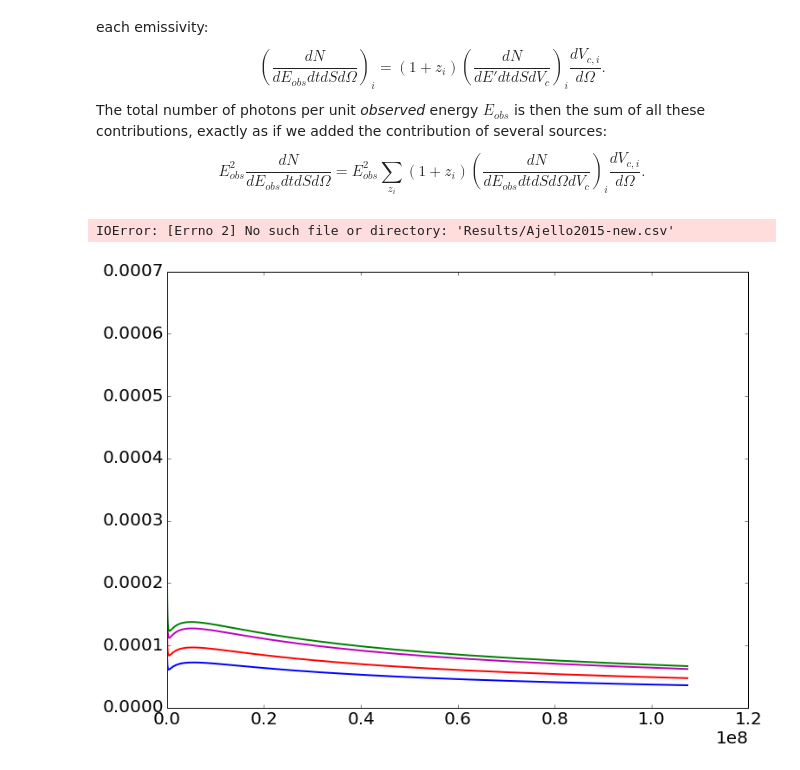
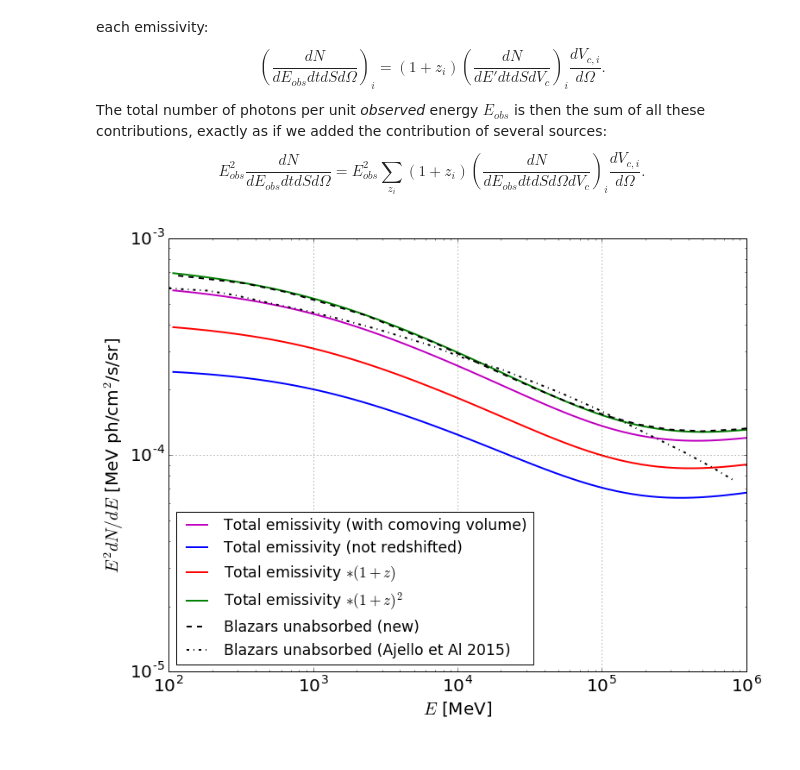
Before and after one commit to johannct/EGB, a Jupyter notebook: Extragalactic Gamma-Ray Bkg.ipynb, the cells around one changed output. Drawn from its saved outputs; the diff is of its cells as text; code cells hidden in the pictures.

```diff
--- a/Extragalactic Gamma-Ray Bkg.ipynb
+++ b/Extragalactic Gamma-Ray Bkg.ipynb
@@ -44,7 +44,7 @@ from scipy.integrate import fixed_quad
 
 Mpc=(3.0856776e+16)*1e8 # Mpc to cm
 c=2.99792458e10 # cm.s-1
-hubble = 0.678 # Hubble constant
+hubble = 0.67 # Hubble constant
 H0=100*(hubble*1e5)/(Mpc) # s-1
 dh = c/H0 /Mpc
 omegaM = 0.3
@@ -95,32 +95,31 @@ $$
 # %%
 %matplotlib inline
 from matplotlib.pyplot import figure, show, legend, gca
 from matplotlib import rcParams
 label_size = 20
 rcParams['xtick.labelsize'] = label_size
 rcParams['ytick.labelsize'] = label_size
 ax0 = figure(figsize=(12,9)).add_subplot(111)
 
 ax0.plot(Eaj,Eaj**2*(Emiss*Vol).sum(axis=1),linewidth=2,linestyle="-",color='m',label="Total emissivity (with comoving volume)")
 ax0.plot(Eaj,Eaj**2*(Emiss*dVol).sum(axis=1),linewidth=2,linestyle="-",color='b',label="Total emissivity (not redshifted)")
 ax0.plot(Eaj,Eaj**2*(Emiss*dVolz).sum(axis=1),linewidth=2,linestyle="-",color='r',label="Total emissivity $*(1+z)$")
 ax0.plot(Eaj,Eaj**2*(Emiss*dVolz2).sum(axis=1),linewidth=2,linestyle="-",color='g',label="Total emissivity $*(1+z)^2$")
 
-E_aj, E2dNdE_aj = loadtxt("Results/Ajello2015-new.csv",delimiter=',',unpack=True)
+E_aj, E2dNdE_aj = loadtxt("Ajello2015-new.csv",delimiter=',',unpack=True)
 ax0.plot(E_aj,E2dNdE_aj,linewidth=2,linestyle="--",color='k',label="Blazars unabsorbed (new)")
 
-E_aj, E2dNdE_aj = loadtxt("Results/Ajello2015-fig3.csv",delimiter=',',unpack=True)
+E_aj, E2dNdE_aj = loadtxt("Ajello2015-fig3.csv",delimiter=',',unpack=True)
 ax0.plot(E_aj*1e3,E2dNdE_aj*1e3,linewidth=2,linestyle="-.",color='k',label="Blazars unabsorbed (Ajello et Al 2015)")
 
 ax0.legend(loc='best',fontsize="xx-large")
 ax0.set_xlabel("$E$ [MeV]",fontsize=label_size)
 ax0.set_ylabel("$E^2 dN/dE$ [MeV ph/cm$^2$/s/sr]",fontsize=label_size)
 ax0.set_xlim([1e2,1e6])
 ax0.set_xscale('log')
 ax0.set_yscale('log')
 ax0.grid(b=True,which='major')
 
 show()
 # %% [output]
-IOError: [Errno 2] No such file or directory: 'Results/Ajello2015-new.csv'
-[figure, old version]
+[figure, new version]
```
Also changed, not shown: parts of 1 cell of this notebook.
